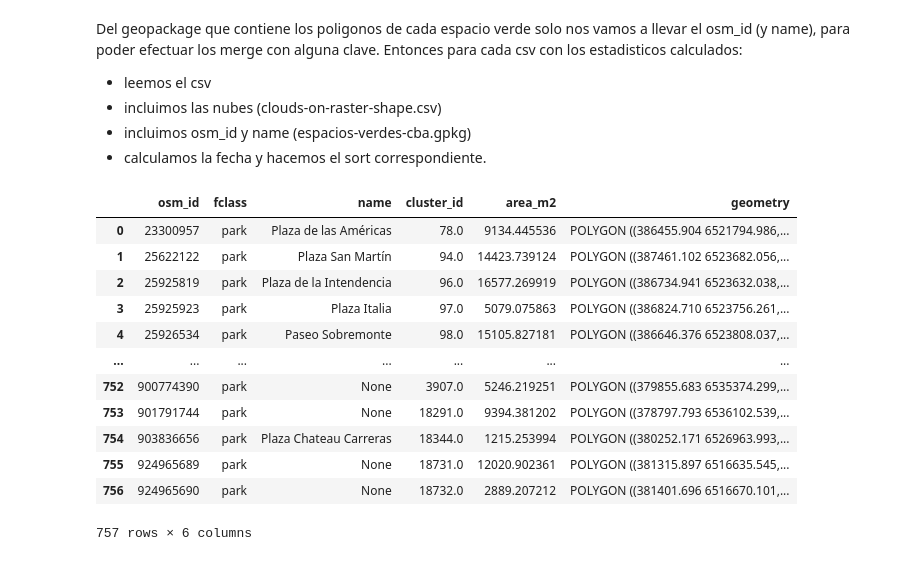
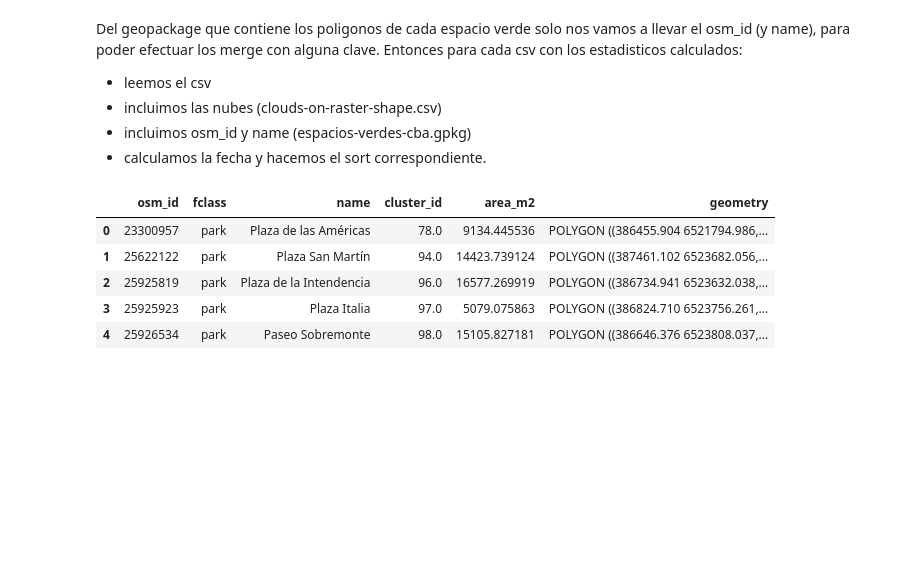
Before and after one commit to felixlapalma/monitoreo-espacios-verdes-diplo202X, a Jupyter notebook: notebooks/ab-initio-mev-cba-3.ipynb, the cells around one changed output. Saved outputs shown, nothing was run; the diff lists cells and outputs as text; code cells hidden in the pictures; blank space fills up the shorter version.

```diff
--- a/notebooks/ab-initio-mev-cba-3.ipynb
+++ b/notebooks/ab-initio-mev-cba-3.ipynb
@@ -207,20 +207,13 @@ Entonces para cada csv con los estadisticos calculados:
 - incluimos osm_id y name (espacios-verdes-cba.gpkg)
 - calculamos la fecha y hacemos el sort correspondiente.
 # %%
-gpd_cba_crs
+gpd_cba_crs.head()
 # %% [output]
 |  | osm_id | fclass | name | cluster_id | area_m2 | geometry |
 | 0 | 23300957 | park | Plaza de las Américas | 78.0 | 9134.445536 | POLYGON ((386455.904 6521794.986,... |
 | 1 | 25622122 | park | Plaza San Martín | 94.0 | 14423.739124 | POLYGON ((387461.102 6523682.056,... |
 | 2 | 25925819 | park | Plaza de la Intendencia | 96.0 | 16577.269919 | POLYGON ((386734.941 6523632.038,... |
 | 3 | 25925923 | park | Plaza Italia | 97.0 | 5079.075863 | POLYGON ((386824.710 6523756.261,... |
 | 4 | 25926534 | park | Paseo Sobremonte | 98.0 | 15105.827181 | POLYGON ((386646.376 6523808.037,... |
-| ... | ... | ... | ... | ... | ... | ... |
-| 752 | 900774390 | park | None | 3907.0 | 5246.219251 | POLYGON ((379855.683 6535374.299,... |
-| 753 | 901791744 | park | None | 18291.0 | 9394.381202 | POLYGON ((378797.793 6536102.539,... |
-| 754 | 903836656 | park | Plaza Chateau Carreras | 18344.0 | 1215.253994 | POLYGON ((380252.171 6526963.993,... |
-| 755 | 924965689 | park | None | 18731.0 | 12020.902361 | POLYGON ((381315.897 6516635.545,... |
-| 756 | 924965690 | park | None | 18732.0 | 2889.207212 | POLYGON ((381401.696 6516670.101,... |
-757 rows × 6 columns
 # %%
 aux_df = []
```
Also changed, not shown: parts of 5 cells of this notebook, 8 other files.
